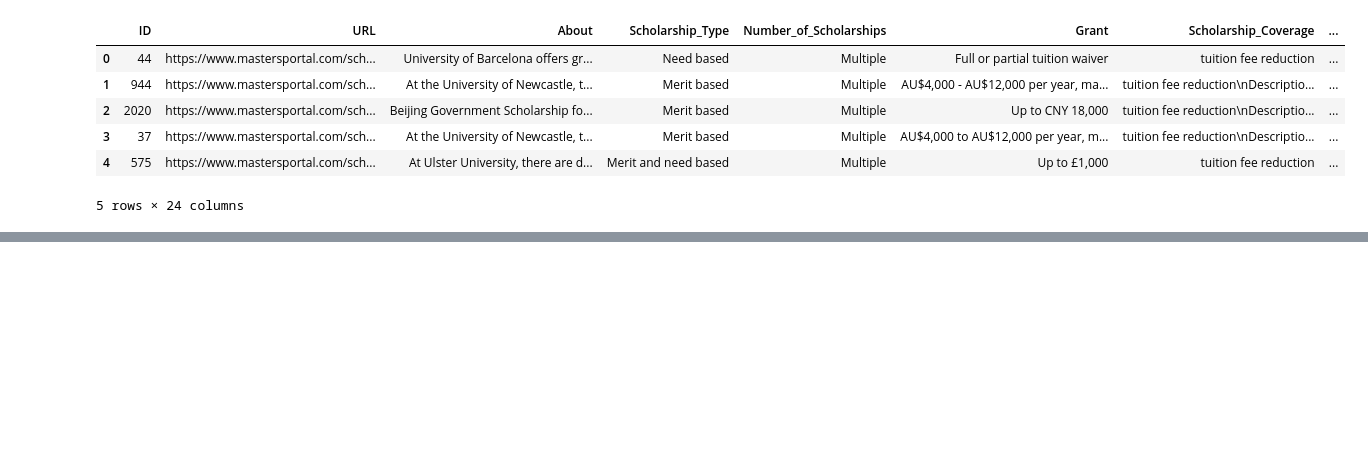
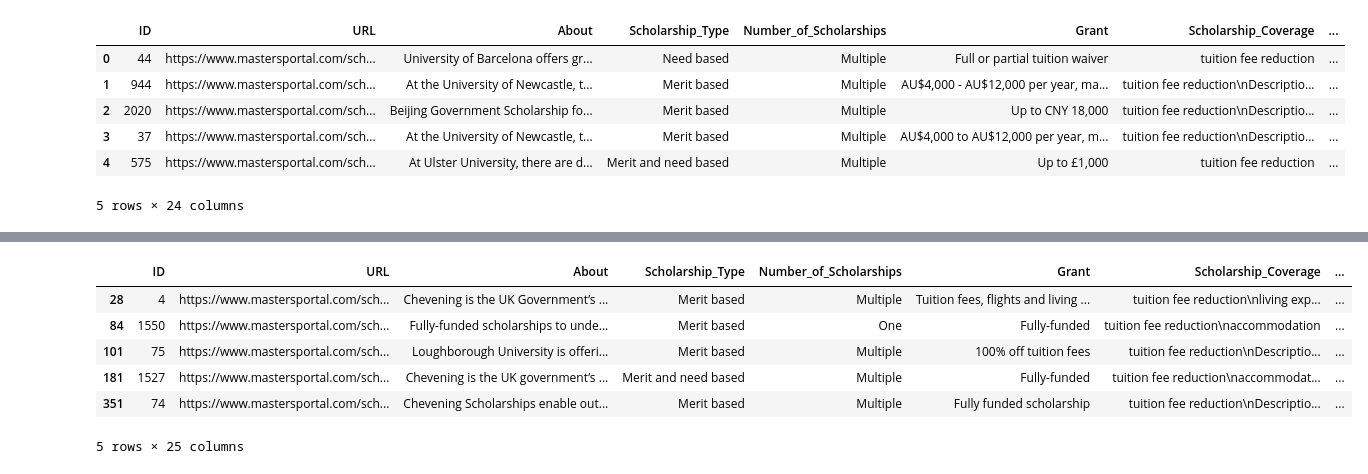
Before and after one commit to edwinsantosv/Scholarships-Project, a Jupyter notebook: ad-hoc notebooks/add_new_dfs.ipynb, the cells around one changed output, grey strips where cells are left out. Drawn from its saved outputs; the diff is of its cells as text; code cells hidden in the pictures; blank space fills up the shorter version.

Commit message:
new filter added

```diff
--- a/ad-hoc notebooks/add_new_dfs.ipynb
+++ b/ad-hoc notebooks/add_new_dfs.ipynb
@@ -33,3 +33,5 @@ final_df.head()
 | 3 | 37 | https://www.mastersportal.com/sch... | At the University of Newcastle, t... | Merit based | Multiple | AU$4,000 to AU$12,000 per year, m... | tuition fee reduction\nDescriptio... | ... |
 | 4 | 575 | https://www.mastersportal.com/sch... | At Ulster University, there are d... | Merit and need based | Multiple | Up to £1,000 | tuition fee reduction | ... |
 5 rows × 24 columns
+# %%
+final_df['User_Filter']=None
@@ -35,0 +46,4 @@ final_df.head()
+# %%
+final_df.loc[final_df['ID'] == 2474, 'User_Filter'] = ['Carolina']
+final_df.loc[final_df['ID'] == 2475, 'User_Filter'] = ['Carolina']
+final_df.loc[final_df['ID'] == 2476, 'User_Filter'] = ['Carolina']
@@ -35,0 +59,10 @@ final_df.head()
+# %%
+final_df[final_df['About'].str.contains("Chevening")]
+# %% [output]
+|  | ID | URL | About | Scholarship_Type | Number_of_Scholarships | Grant | Scholarship_Coverage | ... |
+| 28 | 4 | https://www.mastersportal.com/sch... | Chevening is the UK Government’s ... | Merit based | Multiple | Tuition fees, flights and living ... | tuition fee reduction\nliving exp... | ... |
+| 84 | 1550 | https://www.mastersportal.com/sch... | Fully-funded scholarships to unde... | Merit based | One | Fully-funded | tuition fee reduction\naccommodation | ... |
+| 101 | 75 | https://www.mastersportal.com/sch... | Loughborough University is offeri... | Merit based | Multiple | 100% off tuition fees | tuition fee reduction\nDescriptio... | ... |
+| 181 | 1527 | https://www.mastersportal.com/sch... | Chevening is the UK government’s ... | Merit and need based | Multiple | Fully-funded | tuition fee reduction\naccommodat... | ... |
+| 351 | 74 | https://www.mastersportal.com/sch... | Chevening Scholarships enable out... | Merit based | Multiple | Fully funded scholarship | tuition fee reduction\nDescriptio... | ... |
+5 rows × 25 columns
```
Also changed, not shown: parts of 3 cells of this notebook, 2 other files.
